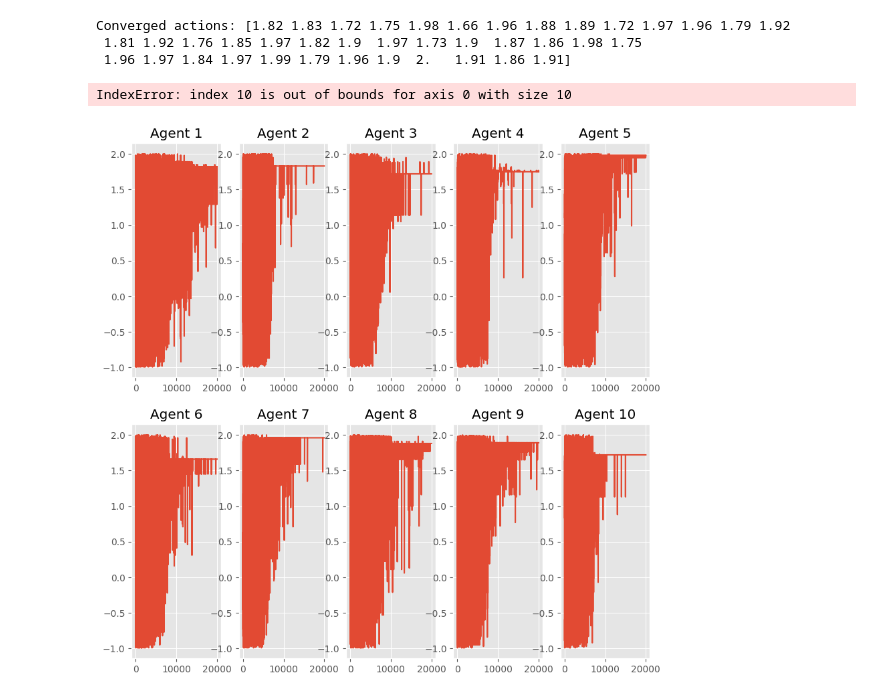
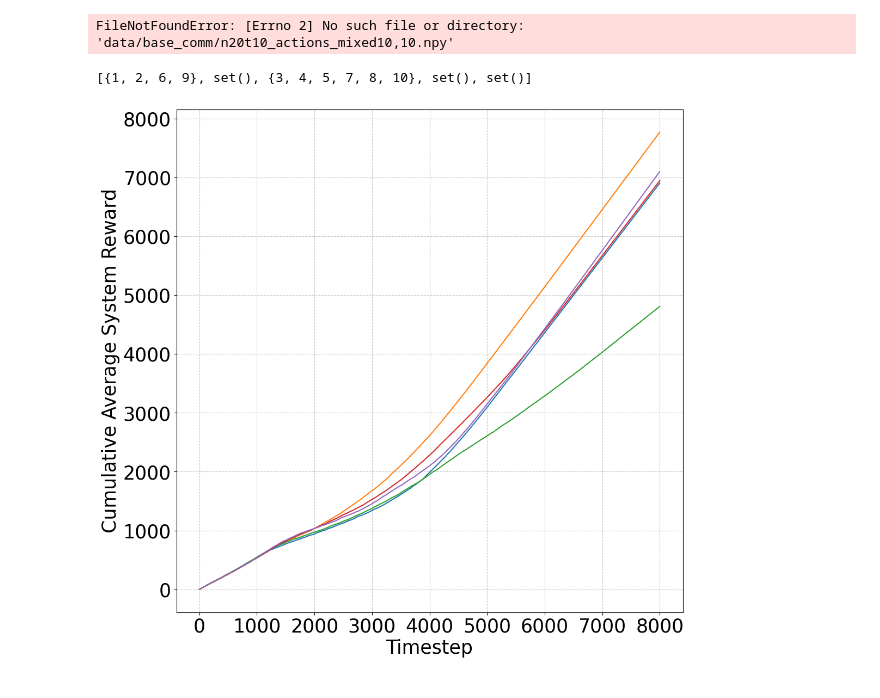
Before and after one commit to akhimoche/coop-form-marl, a Jupyter notebook: graph_test.ipynb, the cells around one changed output. Drawn from its saved outputs; the diff is of its cells as text; code cells hidden in the pictures.

```diff
--- a/graph_test.ipynb
+++ b/graph_test.ipynb
@@ -37,17 +32,44 @@ plt.legend()
-# %%
-actions_1 = np.load(f'data/base_comm/n{n}t{t}_actions_[-0.99,2].npy')
-
-print(f'Converged actions: {actions_1[-1,:]}')
-
-fig, axes = plt.subplots(nrows=2, ncols=5, figsize=(10, 10))
-axes = axes.flatten()
-for i in range(n):
-    ax = axes[i]
-    ax.plot(actions_1[:,i])
-    ax.set_title(f'Agent {i + 1}')
-# %% [output]
-Converged actions: [1.82 1.83 1.72 1.75 1.98 1.66 1.96 1.88 1.89 1.72 1.97 1.96 1.79 1.92
- 1.81 1.92 1.76 1.85 1.97 1.82 1.9  1.97 1.73 1.9  1.87 1.86 1.98 1.75
- 1.96 1.97 1.84 1.97 1.99 1.79 1.96 1.9  2.   1.91 1.86 1.91]
-IndexError: index 10 is out of bounds for axis 0 with size 10
-[figure, removed]
+# %%
+actions_1 = np.load(f'data/base_comm_mixed/n{n}t{t}_actions_mixed10,10.npy')
+
+def moving_average(arr, window_size):
+    moving_averages = []
+    for i in range(len(arr) - window_size + 1):
+        window = arr[i:i + window_size]
+        average = sum(window) / window_size
+        moving_averages.append(average)
+    return moving_averages
+
+for i in range(n):
+    plt.plot(moving_average(actions_1[:,i], 20))
+
+fig = plt.gcf()
+plt.grid(True, linestyle='--', alpha=0.7)
+fig.set_size_inches(12, 12)
+# %% [output]
+FileNotFoundError: [Errno 2] No such file or directory: 'data/base_comm/n20t10_actions_mixed10,10.npy'
+# %%
+struct_1 = np.load(f'data/base/n{n}t{t}_cstruct_cnf0.npy')
+
+sets_list = [set([i+1 for i, val in enumerate(row) if val == 1]) for row in struct_1]
+print(sets_list)
+# %% [output]
+[{1, 2, 6, 9}, set(), {3, 4, 5, 7, 8, 10}, set(), set()]
+# %%
+# comparing multiple runs
+
+for i in range(5):
+    cum_rew_1 = np.load(f'data/base_comm/n{n}t{t}_cum_rew_bc.npy')
+    arr = cum_rew_1[i,:]
+    plt.plot(arr)
+
+plt.grid(True, linestyle='--', alpha=0.7)
+plt.xlabel('Timestep', fontsize=25)
+plt.ylabel('Cumulative Average System Reward', fontsize=25)
+plt.xticks(fontsize=25)
+plt.yticks(fontsize=25)
+fig = plt.gcf()
+fig.set_size_inches(12, 12)
+plt.savefig("n10t5solutionscomparison.png")
+# %% [output]
+[figure, added]
```
Also changed, not shown: parts of 1 cell of this notebook, 26 other files.
